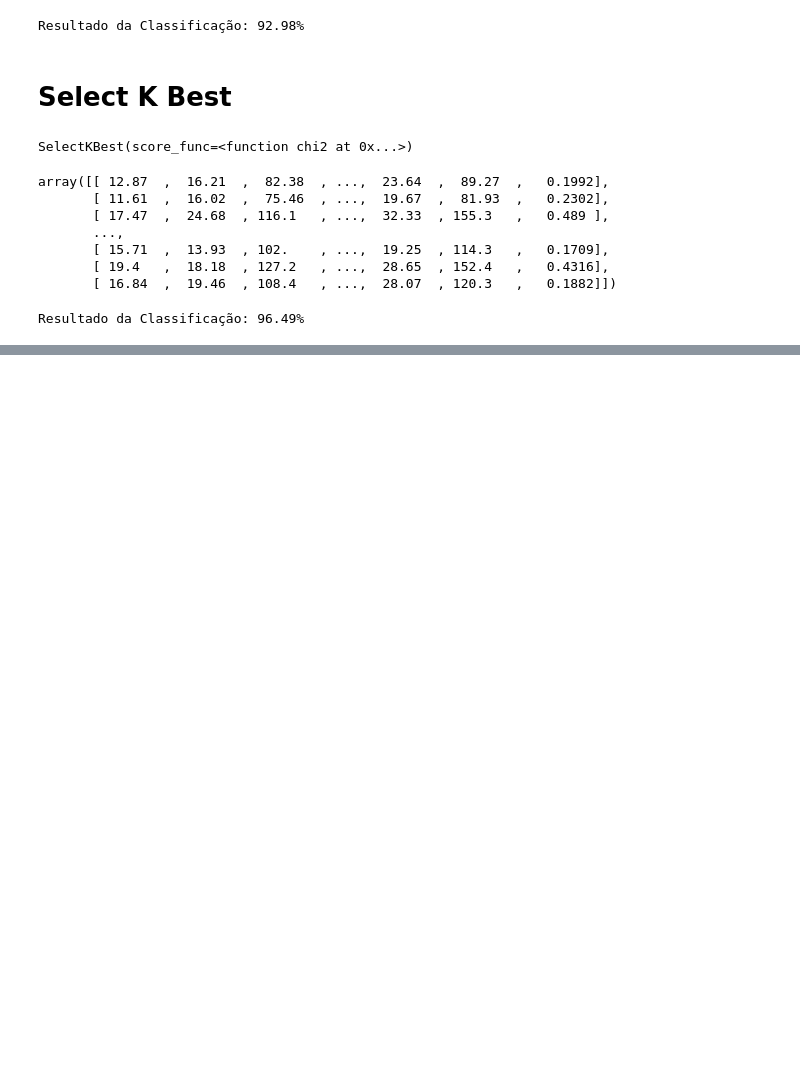
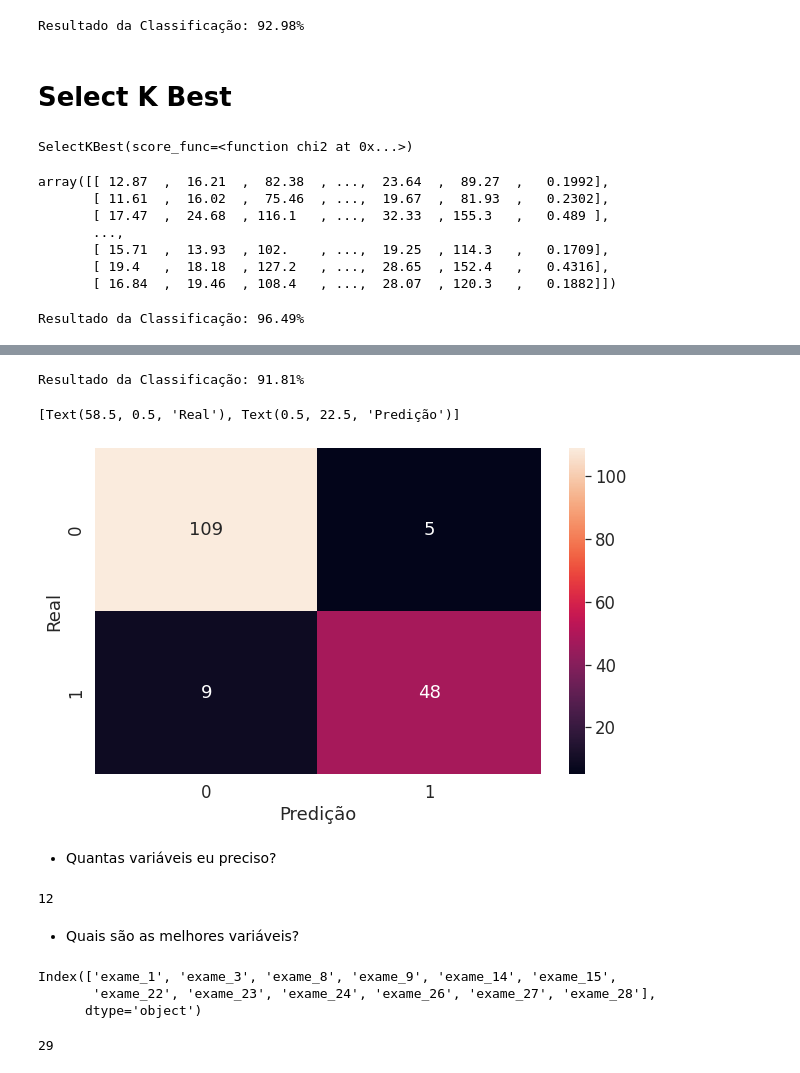
Before and after one commit to KaueAbbe/Projeto-Estude_Python, a Jupyter notebook: Estude Machine Learning/Previsao/Multiplas_Dimensionalidades.ipynb, the cells around one changed output, grey strips where cells are left out. Cells and saved outputs as stored; diff of their text form; code cells hidden in the pictures; blank space fills up the shorter version.

```diff
--- a/Estude Machine Learning/Previsao/Multiplas_Dimensionalidades.ipynb
+++ b/Estude Machine Learning/Previsao/Multiplas_Dimensionalidades.ipynb
@@ -236,0 +290,38 @@ Resultado da Classificação: 96.49%
+# %%
+from sklearn.feature_selection import RFECV
+classificadorCV = RandomForestClassifier(n_estimators = 100)
+x_treino, x_teste, y_treino, y_teste = train_test_split(dados_v1, y, test_size = 0.3, random_state = 123143)
+classificadorCV.fit(x_treino,y_treino)
+selecionar_RFECV = RFECV(estimator = classificador,cv =5, step =1,scoring = 'accuracy')
+selecionar_RFECV.fit(x_treino, y_treino)
+treino_RFECV = selecionar_RFECV.transform(x_treino)
+teste_RFECV = selecionar_RFECV.transform(x_teste)
+classificadorCV.fit(treino_RFECV, y_treino)
+print('Resultado da Classificação: %.2f%%' %(classificadorCV.score(teste_RFECV, y_teste)*100))
+plt.figure(figsize = (10,6))
+sns.set(font_scale = 1.5)
+predicoes = classificadorCV.predict(teste_RFECV)
+Matriz_c = confusion_matrix(y_teste,predicoes)
+sns.heatmap(Matriz_c, annot = True, fmt = 'd').set(xlabel = 'Predição',ylabel = 'Real')
+# %% [output]
+Resultado da Classificação: 91.81%
+[Text(58.5, 0.5, 'Real'), Text(0.5, 22.5, 'Predição')]
+[figure, added]
+# %% [markdown]
+* Quantas variáveis eu preciso?
+# %%
+selecionar_RFECV.n_features_
+# %% [output]
+12
+# %% [markdown]
+* Quais são as melhores variáveis?
+# %%
+x_treino.columns[selecionar_RFECV.support_]
+# %% [output]
+Index(['exame_1', 'exame_3', 'exame_8', 'exame_9', 'exame_14', 'exame_15',
+       'exame_22', 'exame_23', 'exame_24', 'exame_26', 'exame_27', 'exame_28'],
+      dtype='object')
+# %%
+len(selecionar_RFECV.grid_scores_)
+# %% [output]
+29
```
Also changed, not shown: parts of 20 cells of this notebook.
